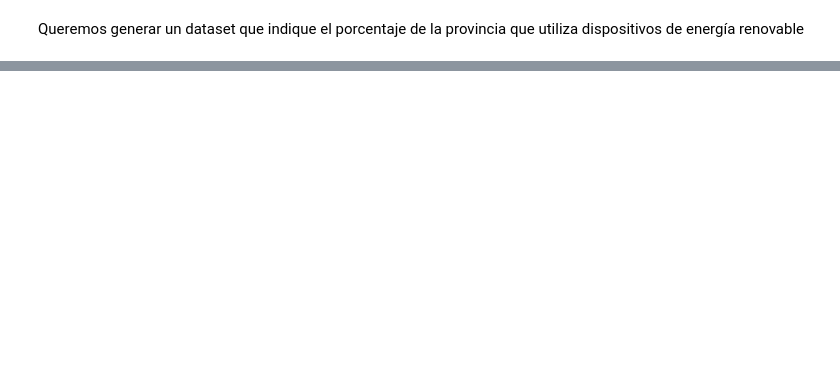
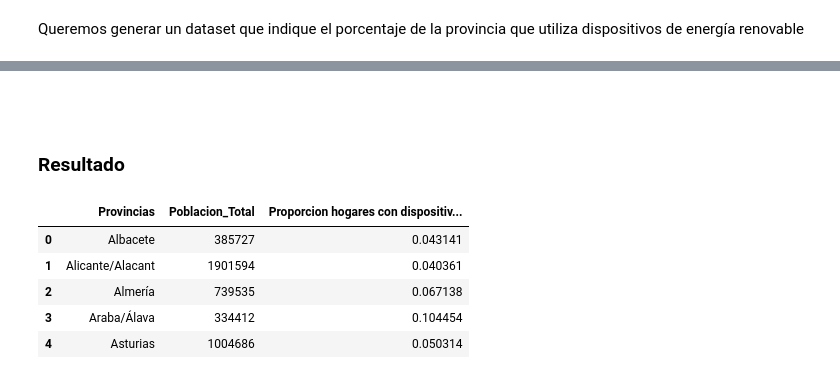
Before and after one commit to elena-17/DataMining-24-25, a Jupyter notebook: src/data_card_1_processing.ipynb, the cells around one changed output, grey strips where cells are left out. Cells and saved outputs as stored; diff of their text form; code cells hidden in the pictures; blank space fills up the shorter version.

```diff
--- a/src/data_card_1_processing.ipynb
+++ b/src/data_card_1_processing.ipynb
@@ -107,2 +148,6 @@ Edad media a nivel nacional
 # %% [markdown]
 Número de habitantes por provincia
+# %%
+# Agrupar por 'Provincias' y calcular el sumatorio de la columna 'Total'
+poblacion_total_provincias = distribucion_edad_df.groupby('Provincias')['Total'].sum().reset_index()
+poblacion_total_provincias.head(5)
@@ -131,5 +239,6 @@ dispositivos_renovable_df.head(12)
 # %% [markdown]
 Queremos generar un dataset que indique el porcentaje de la provincia que utiliza dispositivos de energía renovable
 # %%
-# Paso 1: Agrupar por 'Provincias' y 'Dispone de dispositivo de energía renovable' y sumar la columna 'Total'
-resultado = dispositivos_renovable_df.groupby(['Provincias', 'Dispone de dispositivo de energía renovable'])['Total'].sum().unstack(fill_value=0)
+# Agrupar por 'Provincias' y 'Dispone de dispositivo de energía renovable', sumando el total
+dispositivos_renovable_df = dispositivos_renovable_df.groupby(['Provincias', 'Dispone de dispositivo de energía renovable'])['Total'].sum().unstack(fill_value=0)
+dispositivos_renovable_df.head(5)
@@ -135,0 +253,5 @@ resultado = dispositivos_renovable_df.groupby(['Provincias', 'Dispone de disposi
+# %%
+# Se calcula la proporción de hogares con dispositivos de energía renovable y se eliminan las columnas "Si" y "No"
+dispositivos_renovable_df['Proporcion hogares con dispositivos de energía renovable'] = dispositivos_renovable_df['Si'] / (dispositivos_renovable_df['Si'] + dispositivos_renovable_df['No'])
+dispositivos_renovable_df.drop(columns=['No', 'Si'], inplace=True)
+dispositivos_renovable_df.head(5)
@@ -135,0 +266,6 @@ resultado = dispositivos_renovable_df.groupby(['Provincias', 'Dispone de disposi
+# %%
+# Las columnas están estructuradas como un MultiIndex, el objetivo es "aplanarlas" y dejar el dataset como | Provincias | Proporción ... |
+dispositivos_renovable_df.columns = ['_'.join(col).strip() if isinstance(col, tuple) else col for col in dispositivos_renovable_df.columns]
+dispositivos_renovable_df.reset_index(inplace=True)
+
+dispositivos_renovable_df.head(5)
@@ -135,0 +279,18 @@ resultado = dispositivos_renovable_df.groupby(['Provincias', 'Dispone de disposi
+# %% [markdown]
+<br>
+# %% [markdown]
+### Resultado
+# %%
+# Unir ambos DataFrames: poblacion_total_provincias, dispositivos_renovable_df
+data_card_1_df = pd.merge(poblacion_total_provincias, dispositivos_renovable_df, on='Provincias')
+# Renombrar las columnas del DataFrame resultante
+data_card_1_df.rename(columns={'Total': 'Poblacion_Total'}, inplace=True)
+
+data_card_1_df.head(5)
+# %% [output]
+|  | Provincias | Poblacion_Total | Proporcion hogares con dispositiv... |
+| 0 | Albacete | 385727 | 0.043141 |
+| 1 | Alicante/Alacant | 1901594 | 0.040361 |
+| 2 | Almería | 739535 | 0.067138 |
+| 3 | Araba/Álava | 334412 | 0.104454 |
+| 4 | Asturias | 1004686 | 0.050314 |
```
Also changed, not shown: parts of 22 cells of this notebook.
